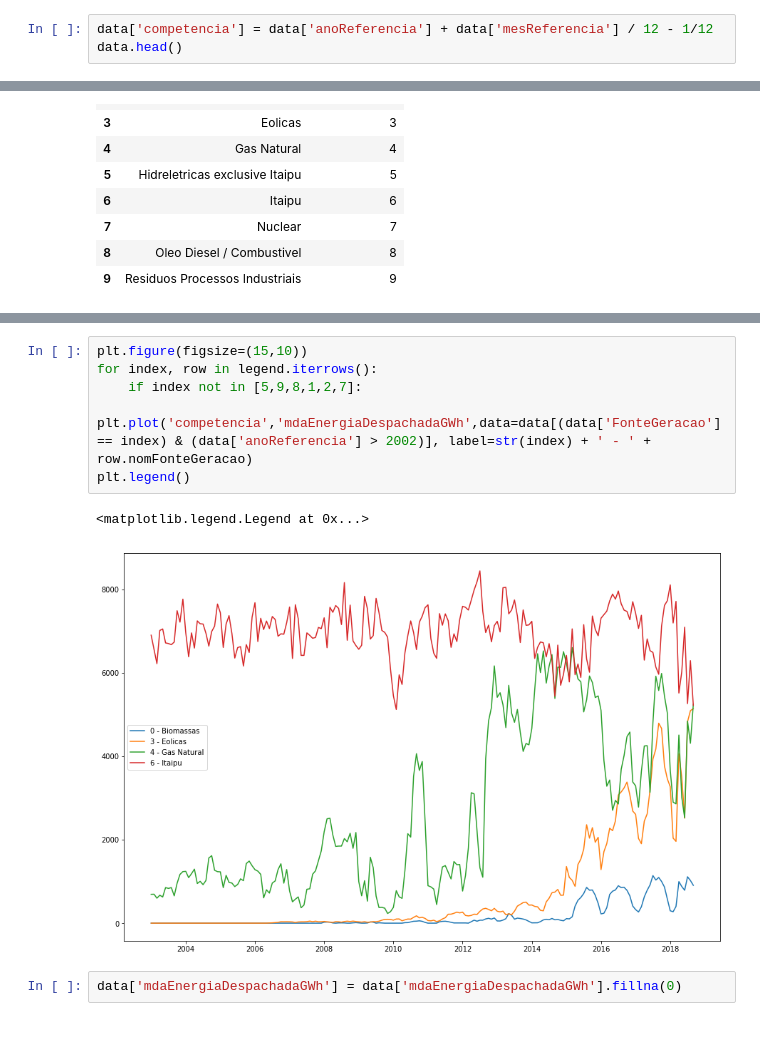
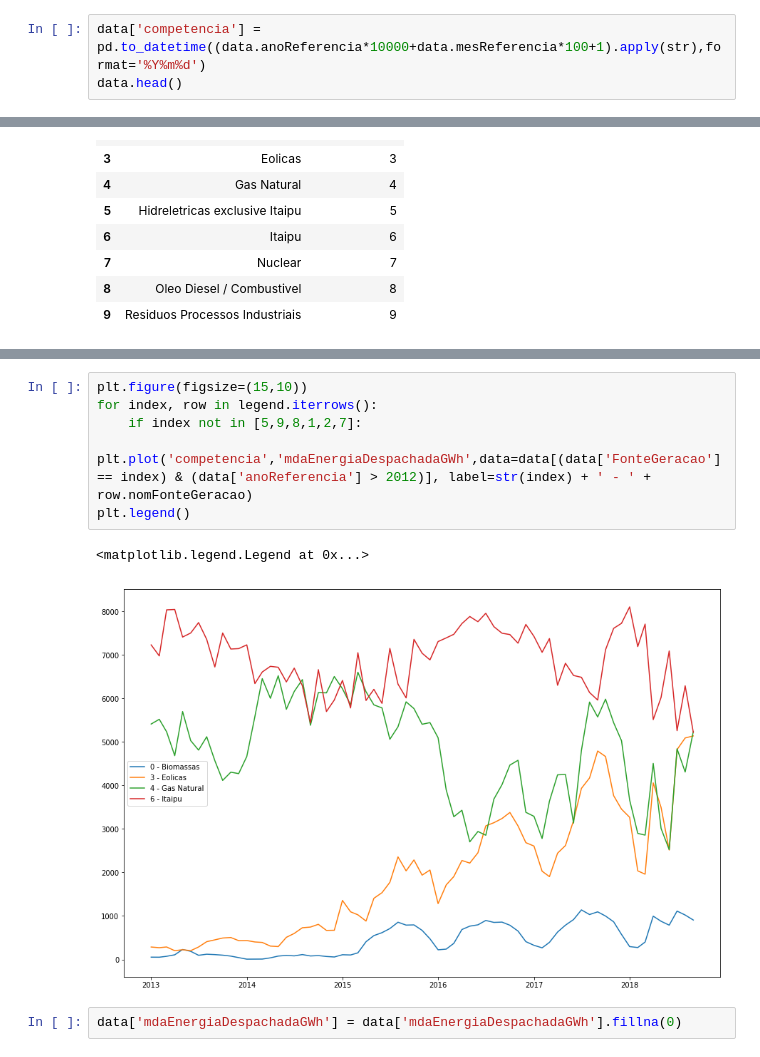
Before and after one commit to shanti/ml-projects-0318, a Jupyter notebook: PowerData/PowerData.ipynb, the cells around one changed output, grey strips where cells are left out. Saved outputs shown, nothing was run; the diff lists cells and outputs as text.

```diff
--- a/PowerData/PowerData.ipynb
+++ b/PowerData/PowerData.ipynb
@@ -30,7 +30,7 @@ data.head()
 | 3 | 3 | 4 | Biomassas | 0.05547 | 1 | 2003 | ... |
 | 4 | 4 | 5 | Biomassas | 0.00000 | 1 | 2004 | ... |
 # %%
-data['competencia'] = data['anoReferencia'] + data['mesReferencia'] / 12 - 1/12
+data['competencia'] = pd.to_datetime((data.anoReferencia*10000+data.mesReferencia*100+1).apply(str),format='%Y%m%d')
 data.head()
 # %% [output]
 |  | Unnamed: 0 | ideGeracaoFonte | nomFonteGeracao | mdaEnergiaDespachadaGWh | mesReferencia | anoReferencia | ... |
@@ -136,11 +131,11 @@ data.head()
 # %%
 plt.figure(figsize=(15,10))
 for index, row in legend.iterrows():
     if index not in [5,9,8,1,2,7]:
-        plt.plot('competencia','mdaEnergiaDespachadaGWh',data=data[(data['FonteGeracao'] == index) & (data['anoReferencia'] > 2002)], label=str(index) + ' - ' + row.nomFonteGeracao)
+        plt.plot('competencia','mdaEnergiaDespachadaGWh',data=data[(data['FonteGeracao'] == index) & (data['anoReferencia'] > 2012)], label=str(index) + ' - ' + row.nomFonteGeracao)
 plt.legend()
 # %% [output]
 <matplotlib.legend.Legend at 0x...>
-[figure, old version]
+[figure, new version]
 # %%
 data['mdaEnergiaDespachadaGWh'] = data['mdaEnergiaDespachadaGWh'].fillna(0)
```
Also changed, not shown: parts of 19 cells of this notebook, 1 other file.
